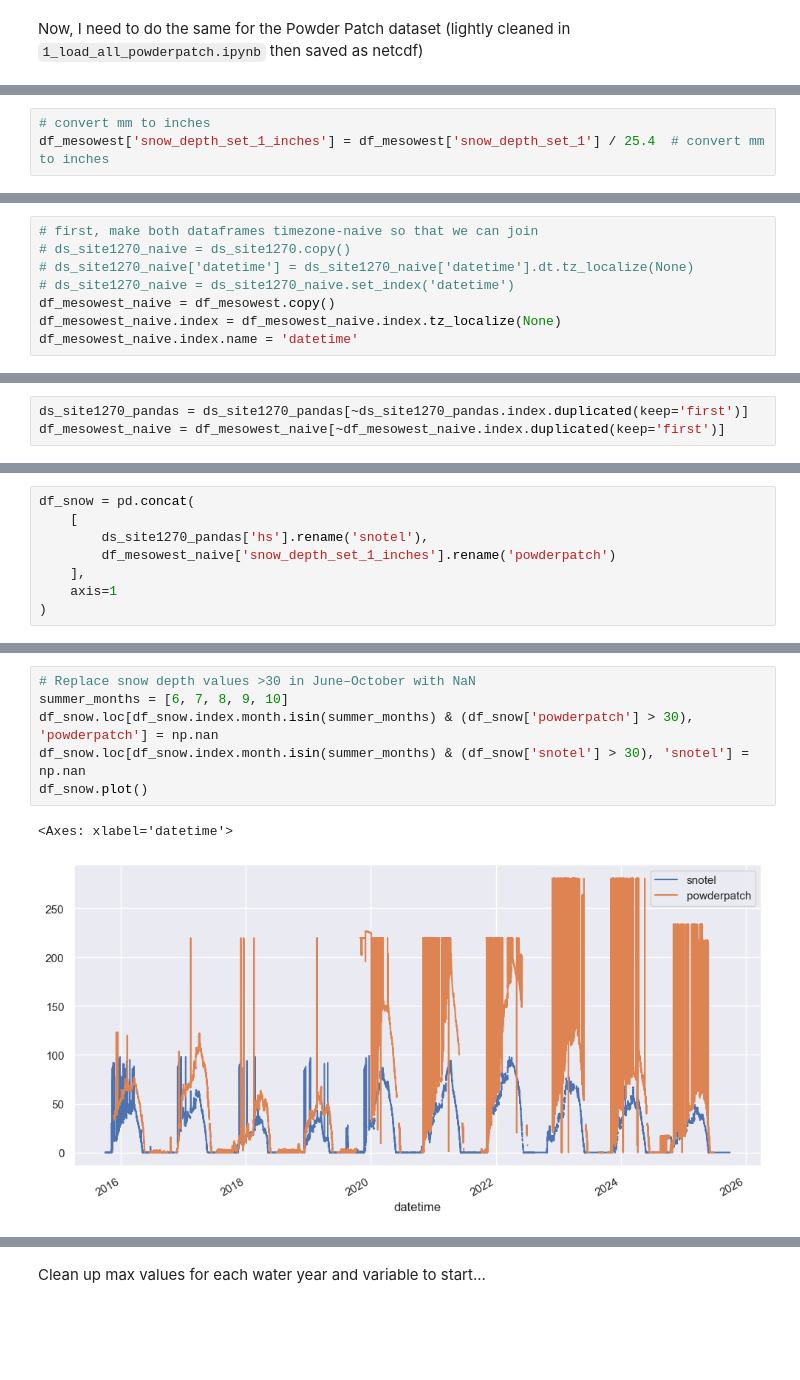
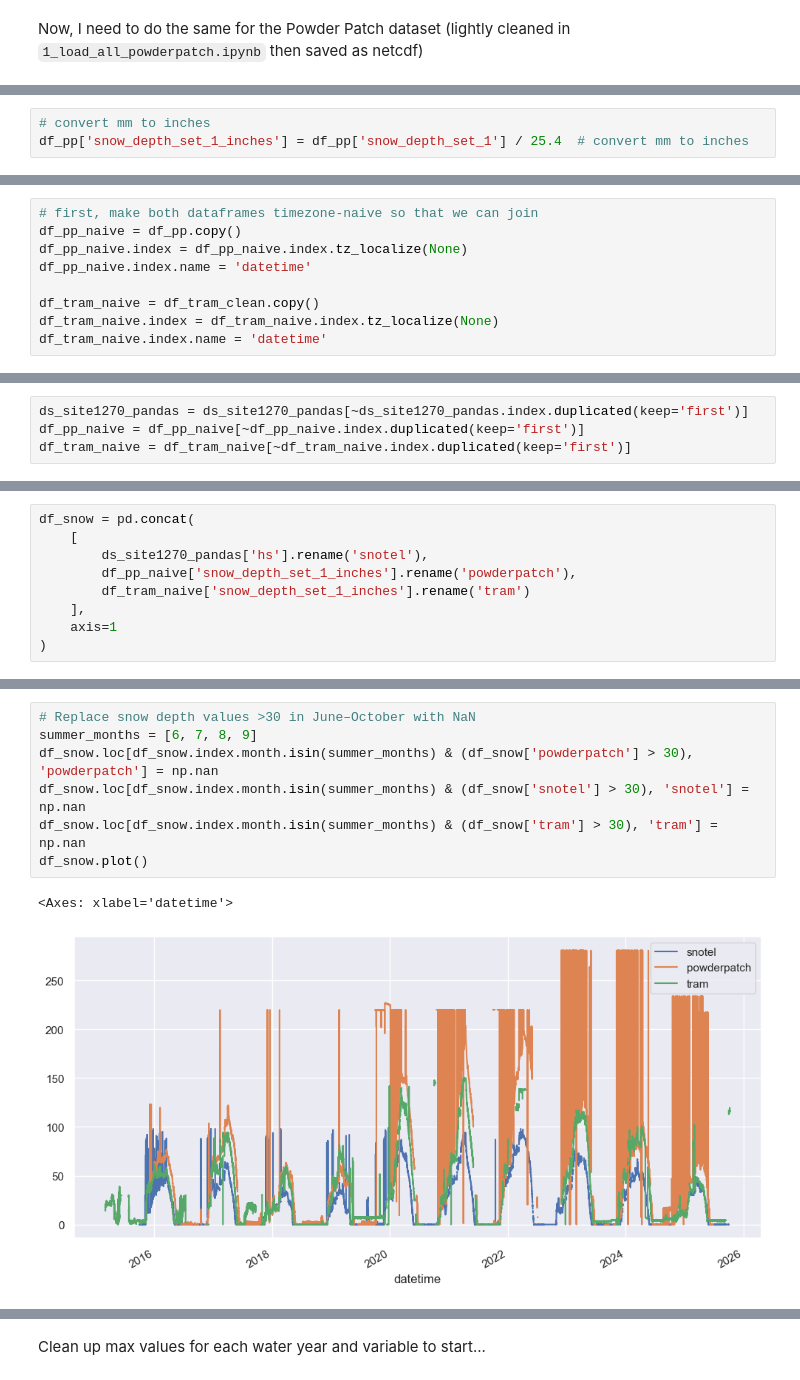
Before and after one commit to cassielumbrazo/snowdepth_teleconnections, a Jupyter notebook: 3_clean_snowdepth.ipynb, the cells around one changed output, grey strips where cells are left out. Saved outputs shown, nothing was run; the diff lists cells and outputs as text; blank space fills up the shorter version.

```diff
--- a/3_clean_snowdepth.ipynb
+++ b/3_clean_snowdepth.ipynb
@@ -96,6 +139,6 @@ df_mesowest['snow_depth_set_1'].plot()
 [figure]
 # %%
 # convert mm to inches
-df_mesowest['snow_depth_set_1_inches'] = df_mesowest['snow_depth_set_1'] / 25.4  # convert mm to inches
+df_pp['snow_depth_set_1_inches'] = df_pp['snow_depth_set_1'] / 25.4  # convert mm to inches
 # %%
 ds_site1270['hs'].plot()
@@ -108,8 +154,9 @@ plt.legend(['snotel site 1270', 'mesowest snow depth set 1'])
 # %%
 # first, make both dataframes timezone-naive so that we can join
-# ds_site1270_naive = ds_site1270.copy()
-# ds_site1270_naive['datetime'] = ds_site1270_naive['datetime'].dt.tz_localize(None)
-# ds_site1270_naive = ds_site1270_naive.set_index('datetime')
-df_mesowest_naive = df_mesowest.copy()
-df_mesowest_naive.index = df_mesowest_naive.index.tz_localize(None)
-df_mesowest_naive.index.name = 'datetime'
+df_pp_naive = df_pp.copy()
+df_pp_naive.index = df_pp_naive.index.tz_localize(None)
+df_pp_naive.index.name = 'datetime'
+
+df_tram_naive = df_tram_clean.copy()
+df_tram_naive.index = df_tram_naive.index.tz_localize(None)
+df_tram_naive.index.name = 'datetime'
@@ -157,3 +166,4 @@ df_mesowest_naive.index = df_mesowest_naive.index.tz_localize(None)
 # %%
 ds_site1270_pandas = ds_site1270_pandas[~ds_site1270_pandas.index.duplicated(keep='first')]
-df_mesowest_naive = df_mesowest_naive[~df_mesowest_naive.index.duplicated(keep='first')]
+df_pp_naive = df_pp_naive[~df_pp_naive.index.duplicated(keep='first')]
+df_tram_naive = df_tram_naive[~df_tram_naive.index.duplicated(keep='first')]
@@ -178,7 +171,8 @@ ds_site1270_pandas
 df_snow = pd.concat(
     [
         ds_site1270_pandas['hs'].rename('snotel'),
-        df_mesowest_naive['snow_depth_set_1_inches'].rename('powderpatch')
+        df_pp_naive['snow_depth_set_1_inches'].rename('powderpatch'),
+        df_tram_naive['snow_depth_set_1_inches'].rename('tram')
     ],
     axis=1
 )
@@ -190,12 +184,13 @@ df_snow.plot()
 # %%
 # Replace snow depth values >30 in June–October with NaN
-summer_months = [6, 7, 8, 9, 10]
+summer_months = [6, 7, 8, 9]
 df_snow.loc[df_snow.index.month.isin(summer_months) & (df_snow['powderpatch'] > 30), 'powderpatch'] = np.nan
 df_snow.loc[df_snow.index.month.isin(summer_months) & (df_snow['snotel'] > 30), 'snotel'] = np.nan
+df_snow.loc[df_snow.index.month.isin(summer_months) & (df_snow['tram'] > 30), 'tram'] = np.nan
 df_snow.plot()
 # %% [output]
 <Axes: xlabel='datetime'>
-[figure, old version]
+[figure, new version]
 # %%
 # and remove all values above 210, make nan
 df_snow.loc[df_snow['powderpatch'] > 210, 'powderpatch'] = np.nan
```
Also changed, not shown: parts of 31 cells of this notebook.
